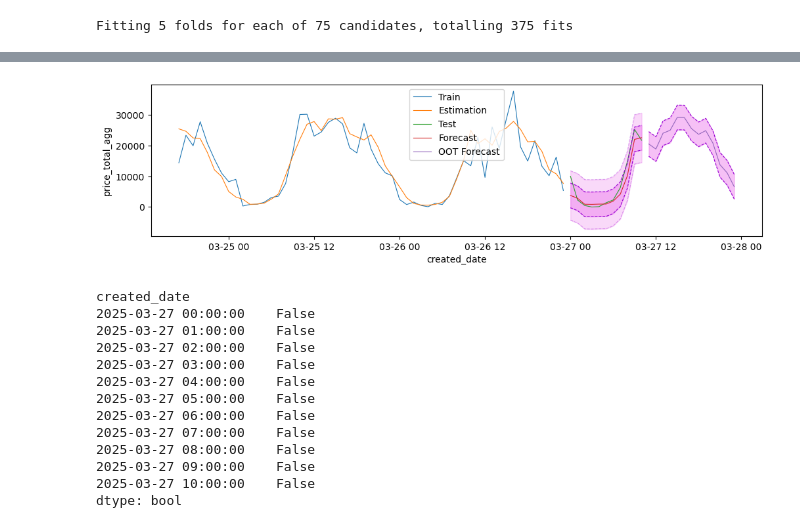
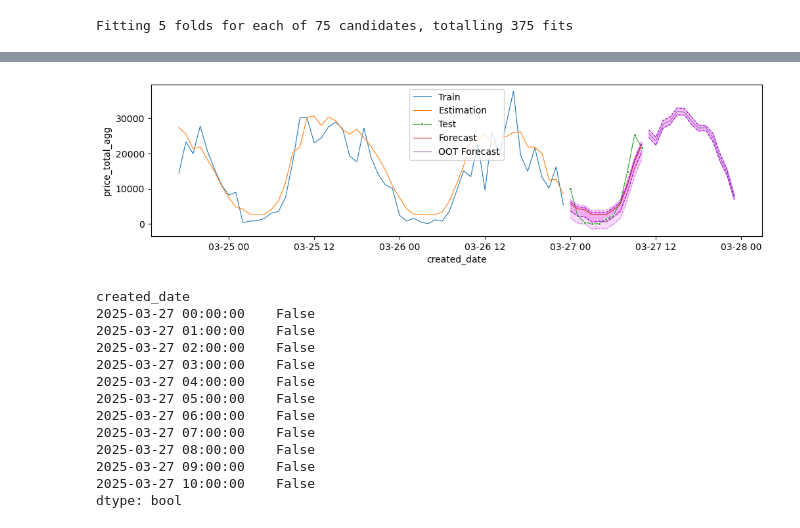
Before and after one commit to jeffc05/sinatra_sales_forecasting, a Jupyter notebook: sales_forecasting.ipynb, the cells around one changed output, grey strips where cells are left out. Cells and saved outputs as stored; diff of their text form; code cells hidden in the pictures.

```diff
--- a/sales_forecasting.ipynb
+++ b/sales_forecasting.ipynb
@@ -477,7 +561,7 @@ valid RMSE: 10799.024954650895
 train MAE: 5972.236812485991
 valid MAE: 6756.798916925434
 # %%
-gscv = GridSearchCV(GradientBoostingRegressor(loss="quantile", alpha=0.5, random_state=42, n_iter_no_change=3),
+gscv = GridSearchCV(GradientBoostingRegressor(random_state=42, n_iter_no_change=3),
                     param_grid={'max_depth': [1, 2, 4, 8, 16],
                                 'subsample': [0.2, 0.4, 0.6, 0.8, 1],
                                 'max_features': ['sqrt', 'log2', None]},
@@ -503,0 +588,2 @@ gb_forecast_upper = gb_forecast + 0.25*train_mad
+# %%
+gb_forecast_lower, gb_forecast_upper = calculate_prediction_intervals(y_test, gb_forecast, confidence_level=0.4, n_bootstrap=1000)
@@ -543,8 +637,8 @@ for i in range(len(X_oot_gb)):
 
     x_oot_gb_forecast = oot_gb.predict(x_oot_gb)[0]
     oot_gb_forecast_ls.append(x_oot_gb_forecast)
-    oot_gb_forecast_lower_ls.append(x_oot_gb_forecast - 0.25*mad)
-    oot_gb_forecast_upper_ls.append(x_oot_gb_forecast + 0.25*mad)
+    oot_gb_forecast_lower_ls.append(x_oot_gb_forecast - 0.18*mad)
+    oot_gb_forecast_upper_ls.append(x_oot_gb_forecast + 0.18*mad)
 
     for j, k in list(zip(range(i+1, len(X_oot_gb)), range(len(X_oot_gb)-i-1))):
         X_oot_gb.iloc[j, k] = x_oot_gb_forecast
@@ -554,0 +671,2 @@ oot_gb_forecast_upper = pd.Series(oot_gb_forecast_upper_ls, index=X_oot.index)
+# %%
+oot_gb_forecast_lower, oot_gb_forecast, oot_gb_forecast_upper = calculate_oot_prediction_intervals(price_total, X_oot_gb, oot_gb, target_column='price_total_agg', confidence_level=0.4, n_bootstrap=1000)
@@ -570,35 +698,35 @@ oot_gb_forecast_upper = pd.Series(oot_gb_forecast_upper_ls, index=X_oot.index)
 # %%
 plt.figure(figsize=(12, 3))
 sns.lineplot(y_train.iloc[-5*TEST_SIZE:], lw=0.8, label='Train')
 sns.lineplot(gb_estimations.iloc[-5*TEST_SIZE:], lw=0.8, label='Estimation')
-sns.lineplot(y_test, lw=0.8, label='Test')
+sns.lineplot(y_test, lw=0.8, label='Test', marker='o', markersize=3)
 sns.lineplot(gb_forecast, lw=0.8, label='Forecast')
 sns.lineplot(gb_forecast_lower, c='darkviolet', linestyle='--', lw=0.8)
 sns.lineplot(gb_forecast_upper, c='darkviolet', linestyle='--', lw=0.8)
 sns.lineplot(2*gb_forecast_lower-gb_forecast, c='darkviolet', alpha=0.3, linestyle='--', lw=0.8)
 sns.lineplot(2*gb_forecast_upper-gb_forecast, c='darkviolet', alpha=0.3, linestyle='--', lw=0.8)
 sns.lineplot(oot_gb_forecast, lw=0.8, label='OOT Forecast')
 sns.lineplot(oot_gb_forecast_lower, c='darkviolet', linestyle='--', lw=0.8)
 sns.lineplot(oot_gb_forecast_upper, c='darkviolet', linestyle='--', lw=0.8)
 plt.fill_between(x=gb_forecast.index[-TEST_SIZE:],
-                    y1=gb_forecast_lower,
-                    y2=gb_forecast_upper,
-                    color='violet',
-                    alpha=0.5)
+                 y1=gb_forecast_lower,
+                 y2=gb_forecast_upper,
+                 color='violet',
+                 alpha=0.5)
 plt.fill_between(x=gb_forecast.index[-TEST_SIZE:],
-                    y1=2*gb_forecast_lower-gb_forecast,
-                    y2=2*gb_forecast_upper-gb_forecast,
-                    color='violet',
-                    alpha=0.3)
+                 y1=2*gb_forecast_lower-gb_forecast,
+                 y2=2*gb_forecast_upper-gb_forecast,
+                 color='violet',
+                 alpha=0.3)
 plt.fill_between(x=oot_gb_forecast.index,
-                    y1=oot_gb_forecast_lower,
-                    y2=oot_gb_forecast_upper,
-                    color='violet',
-                    alpha=0.5)
+                 y1=oot_gb_forecast_lower,
+                 y2=oot_gb_forecast_upper,
+                 color='violet',
+                 alpha=0.5)
 plt.legend()
 plt.show();
 # %% [output]
-[figure, old version]
+[figure, new version]
 # %%
 y_test > 3*gb_forecast_upper-2*gb_forecast
 # %% [output]
```
Also changed, not shown: parts of 55 cells of this notebook, 7 other files.
